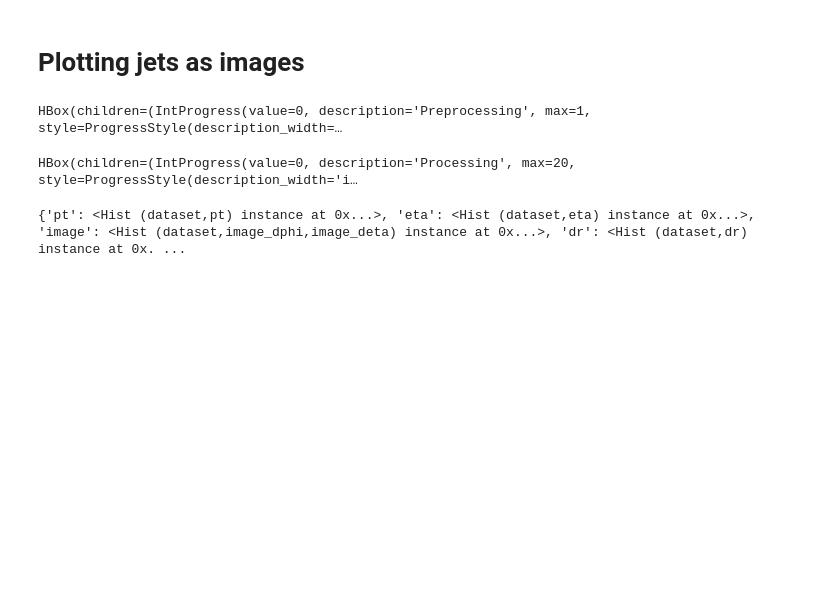
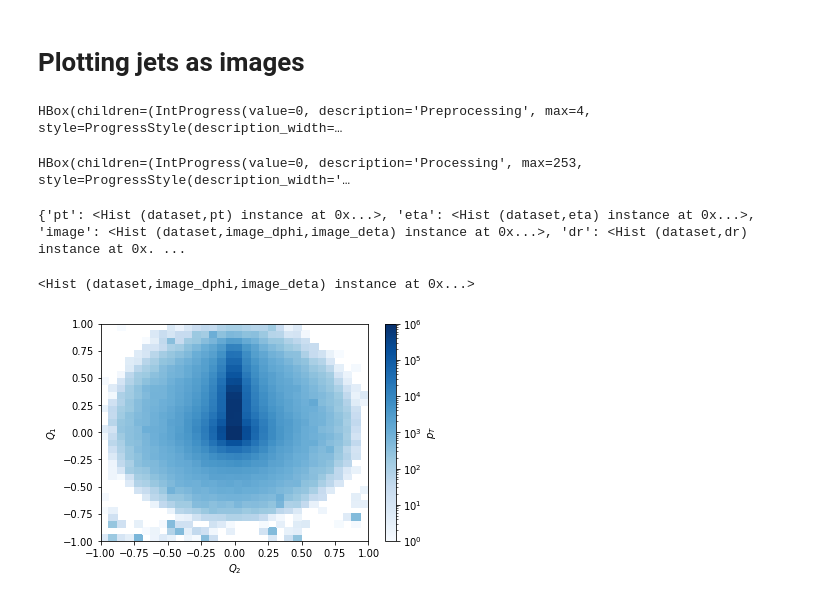
Before and after one commit to mdmorris/XAICoffea, a Jupyter notebook: ShowJets.ipynb, the cells around one changed output. Drawn from its saved outputs; the diff is of its cells as text; code cells hidden in the pictures; blank space fills up the shorter version.

```diff
--- a/ShowJets.ipynb
+++ b/ShowJets.ipynb
@@ -171,9 +148,9 @@ class JetImageProcessor(processor.ProcessorABC):
 
 fileset={
     'Zprime1TeV':['/mnt/data/ml/gravkk_zz_1TeV_nsj.root'],
-    #'Zprime2TeV':['/mnt/data/ml/gravkk_zz_2TeV_addsubstructure.root'],
-    #'Zprime3TeV':['/mnt/data/ml/gravkk_zz_3TeV_addsubstructure.root'],
-    #'QCD':'/mnt/data/ml/qcd_flat15to7000_addsubstructure.root'
+    'Zprime2TeV':['/mnt/data/ml/gravkk_zz_2TeV_nsj.root'],
+    'Zprime3TeV':['/mnt/data/ml/gravkk_zz_3TeV_nsj.root'],
+    'QCD':['/mnt/data/ml/qcd_flat15to7000_nsj.root']
 }
 tstart = time.time()
 output = processor.run_uproot_job(fileset,
@@ -181,7 +158,7 @@ output = processor.run_uproot_job(fileset,
                                   processor_instance=JetImageProcessor(),
                                   executor=processor.futures_executor,
                                   executor_args={'workers':4, 'flatten': True},
-                                  chunksize=5000#,maxchunks=1
+                                  chunksize=5000
 
                                  )
 
@@ -189,10 +166,21 @@ output = processor.run_uproot_job(fileset,
 elapsed = time.time() - tstart
 print(output)
 # %% [output]
-HBox(children=(IntProgress(value=0, description='Preprocessing', max=1, style=ProgressStyle(description_width=…
+HBox(children=(IntProgress(value=0, description='Preprocessing', max=4, style=ProgressStyle(description_width=…
-HBox(children=(IntProgress(value=0, description='Processing', max=20, style=ProgressStyle(description_width='i…
+HBox(children=(IntProgress(value=0, description='Processing', max=253, style=ProgressStyle(description_width='…
 {'pt': <Hist (dataset,pt) instance at 0x...>, 'eta': <Hist (dataset,eta) instance at 0x...>, 'image': <Hist (dataset,image_dphi,image_deta) instance at 0x...>, 'dr': <Hist (dataset,dr) instance at 0x. ...
 # %%
 import matplotlib.pyplot as plt
 from matplotlib.colors import LogNorm
+# %%
+output['image']
+# %% [output]
+<Hist (dataset,image_dphi,image_deta) instance at 0x...>
+# %%
+
+fig, ax, grid = hist.plot2d(output['image'].integrate('dataset', 'Zprime1TeV'),xaxis='image_deta', patch_opts={'norm':LogNorm(vmin=1, vmax=1e6),'cmap':'Blues'})
+
+fig.savefig("Zprime1TeV_image.png")
+# %% [output]
+[figure, added]
 # %%
```
Also changed, not shown: parts of 7 cells of this notebook.
